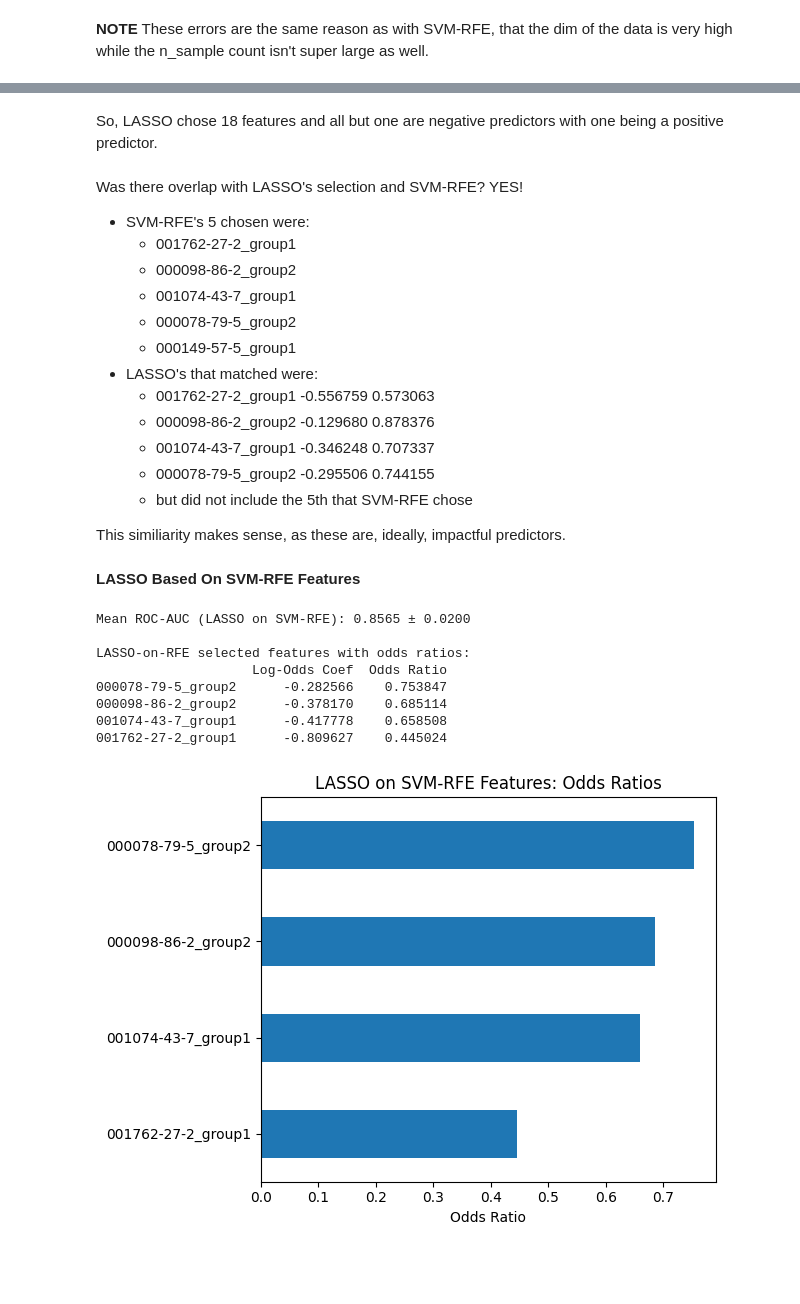
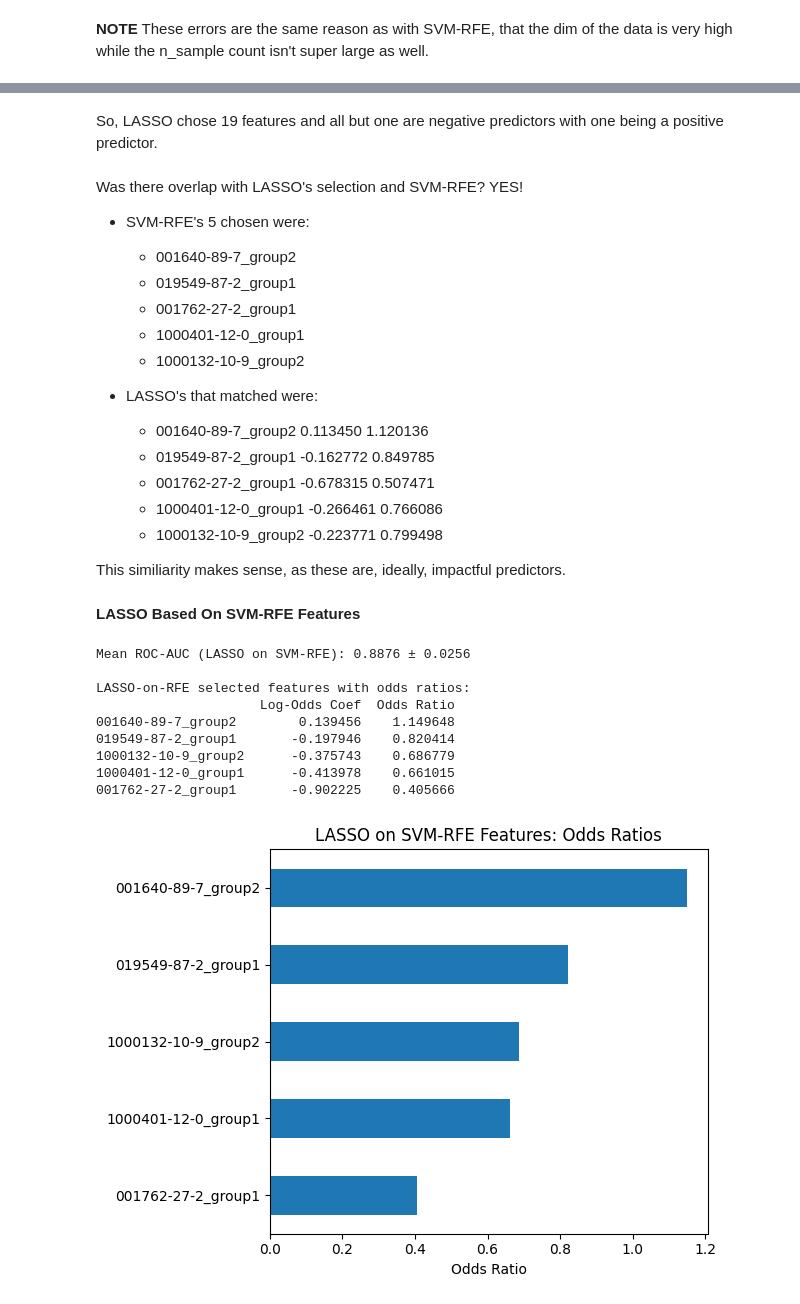
Before and after one commit to tyst-ucsf/capstone-project, a Jupyter notebook: d_train_test_split.ipynb, the cells around one changed output, grey strips where cells are left out. Cells and saved outputs as stored; diff of their text form; code cells hidden in the pictures; blank space fills up the shorter version.

```diff
--- a/d_train_test_split.ipynb
+++ b/d_train_test_split.ipynb
@@ -254,20 +218,21 @@ LASSO-selected features with odds ratios:
 # %% [markdown]
-So, LASSO chose 18 features and all but one are negative predictors with one being a positive predictor.
+So, LASSO chose 19 features and all but one are negative predictors with one being a positive predictor.
 # %% [markdown]
 Was there overlap with LASSO's selection and SVM-RFE?
 YES!
 * SVM-RFE's 5 chosen were:
+    * 001640-89-7_group2
+    * 019549-87-2_group1
     * 001762-27-2_group1
-    * 000098-86-2_group2
-    * 001074-43-7_group1
-    * 000078-79-5_group2
-    * 000149-57-5_group1
+    * 1000401-12-0_group1
+    * 1000132-10-9_group2
+
 * LASSO's that matched were:
-    * 001762-27-2_group1       -0.556759    0.573063
-    * 000098-86-2_group2       -0.129680    0.878376
-    * 001074-43-7_group1       -0.346248    0.707337
-    * 000078-79-5_group2       -0.295506    0.744155
-    * but did not include the 5th that SVM-RFE chose
+    * 001640-89-7_group2        0.113450    1.120136
+    * 019549-87-2_group1       -0.162772    0.849785
+    * 001762-27-2_group1       -0.678315    0.507471
+    * 1000401-12-0_group1      -0.266461    0.766086
+    * 1000132-10-9_group2      -0.223771    0.799498
 
 This similiarity makes sense, as these are, ideally, impactful predictors.
 # %% [markdown]
@@ -276,11 +241,12 @@ This similiarity makes sense, as these are, ideally, impactful predictors.
 # SVM-RFE selected features:
 
 selected_features = [
+    '001640-89-7_group2',
+    '019549-87-2_group1',
     '001762-27-2_group1',
-    '000098-86-2_group2',
-    '001074-43-7_group1',
-    '000078-79-5_group2',
-    '000149-57-5_group1']
+    '1000401-12-0_group1',
+    '1000132-10-9_group2',]
+
 
 X_sub = df_main[selected_features]
 y = df_main["TB Status"]  # this hasn't changed
@@ -291,37 +257,38 @@ lasso = LogisticRegression(penalty='l1', solver='liblinear', C=0.1, max_iter=100
 cv = StratifiedKFold(n_splits=5, shuffle=True, random_state=42)
 scores = cross_val_score(lasso, X_sub, y, cv=cv, scoring="roc_auc")
 print(f"Mean ROC-AUC (LASSO on SVM-RFE): {scores.mean():.4f} ± {scores.std():.4f}")
 
 # Fit final model
 lasso.fit(X_sub, y)
 
 # coefficients and odds ratios
 coefs = pd.Series(lasso.coef_[0], index=X_sub.columns)
 nonzero_coefs = coefs[coefs != 0]
 odds_ratios = np.exp(nonzero_coefs)
 
 # report
 summary_df = pd.DataFrame({
     "Log-Odds Coef": nonzero_coefs,
     "Odds Ratio": odds_ratios
 }).sort_values("Odds Ratio", ascending=False)
 
 print("\nLASSO-on-RFE selected features with odds ratios:")
 print(summary_df)
 
 # Visualize
 summary_df["Odds Ratio"].sort_values().plot(kind='barh')
 plt.title("LASSO on SVM-RFE Features: Odds Ratios")
 plt.xlabel("Odds Ratio")
 plt.tight_layout()
 plt.show()
 # %% [output]
-Mean ROC-AUC (LASSO on SVM-RFE): 0.8565 ± 0.0200
+Mean ROC-AUC (LASSO on SVM-RFE): 0.8876 ± 0.0256
 
 LASSO-on-RFE selected features with odds ratios:
-                    Log-Odds Coef  Odds Ratio
-000078-79-5_group2      -0.282566    0.753847
-000098-86-2_group2      -0.378170    0.685114
-001074-43-7_group1      -0.417778    0.658508
-001762-27-2_group1      -0.809627    0.445024
+                     Log-Odds Coef  Odds Ratio
+001640-89-7_group2        0.139456    1.149648
+019549-87-2_group1       -0.197946    0.820414
+1000132-10-9_group2      -0.375743    0.686779
+1000401-12-0_group1      -0.413978    0.661015
+001762-27-2_group1       -0.902225    0.405666
-[figure, old version]
+[figure, new version]
```
Also changed, not shown: parts of 14 cells of this notebook, 11 other files.
